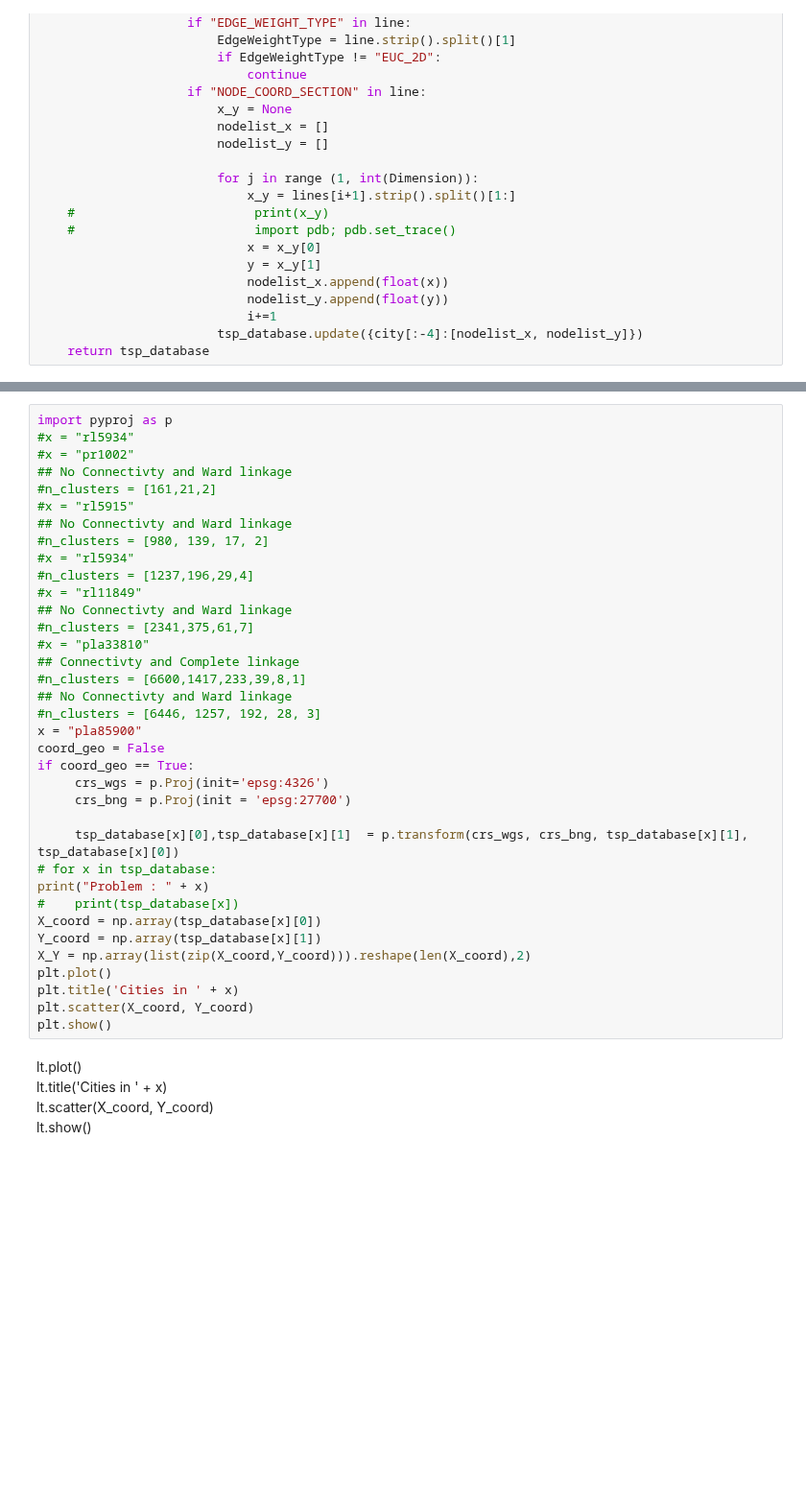
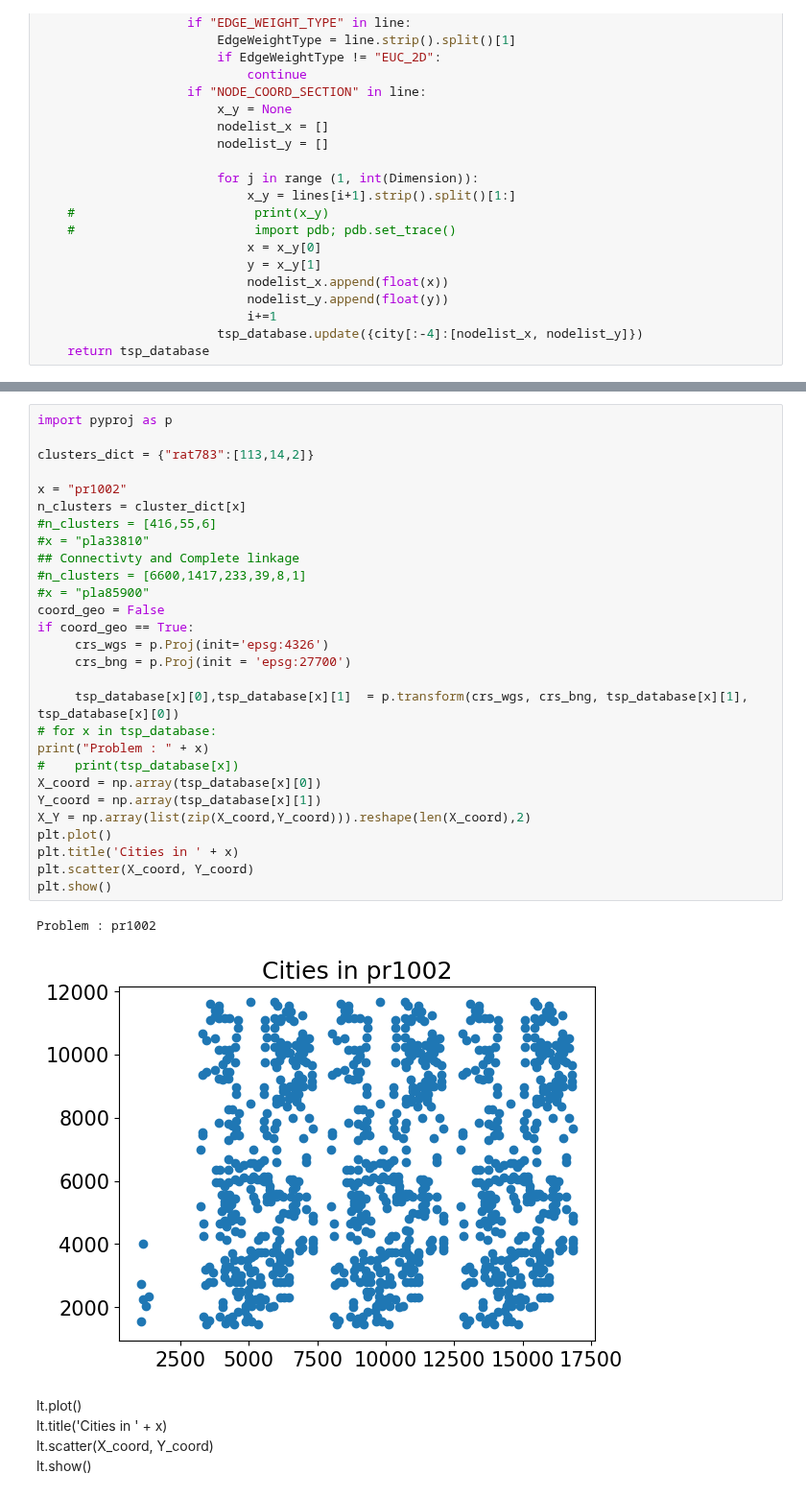
Before and after one commit to sangmin-yoo/TAXI, a Jupyter notebook: Large-Scale-Ising-ClusterQual.ipynb, the cells around one changed output, grey strips where cells are left out. Shown at 96% size. Drawn from its saved outputs; the diff is of its cells as text; blank space fills up the shorter version.

```diff
--- a/Large-Scale-Ising-ClusterQual.ipynb
+++ b/Large-Scale-Ising-ClusterQual.ipynb
@@ -67,39 +93,34 @@ problem_list
 # %%
 import pyproj as p
-#x = "rl5934"
-#x = "pr1002"
-## No Connectivty and Ward linkage
-#n_clusters = [161,21,2]
-#x = "rl5915"
-## No Connectivty and Ward linkage
-#n_clusters = [980, 139, 17, 2]
-#x = "rl5934"
-#n_clusters = [1237,196,29,4]
-#x = "rl11849"
-## No Connectivty and Ward linkage
-#n_clusters = [2341,375,61,7]
+
+clusters_dict = {"rat783":[113,14,2]}
+
+x = "pr1002"
+n_clusters = cluster_dict[x]
+#n_clusters = [416,55,6]
 #x = "pla33810"
 ## Connectivty and Complete linkage
 #n_clusters = [6600,1417,233,39,8,1]
-## No Connectivty and Ward linkage
-#n_clusters = [6446, 1257, 192, 28, 3]
-x = "pla85900"
+#x = "pla85900"
 coord_geo = False
 if coord_geo == True:
      crs_wgs = p.Proj(init='epsg:4326')
      crs_bng = p.Proj(init = 'epsg:27700')
 
      tsp_database[x][0],tsp_database[x][1]  = p.transform(crs_wgs, crs_bng, tsp_database[x][1], tsp_database[x][0])
 # for x in tsp_database:
 print("Problem : " + x)
 #    print(tsp_database[x])
 X_coord = np.array(tsp_database[x][0])
 Y_coord = np.array(tsp_database[x][1])
 X_Y = np.array(list(zip(X_coord,Y_coord))).reshape(len(X_coord),2)
 plt.plot()
 plt.title('Cities in ' + x)
 plt.scatter(X_coord, Y_coord)
 plt.show()
+# %% [output]
+Problem : pr1002
+[figure, added]
 # %% [markdown]
 lt.plot()<br>
 lt.title('Cities in ' + x)<br>
```
Also changed, not shown: parts of 6 cells of this notebook, 17 other files.
